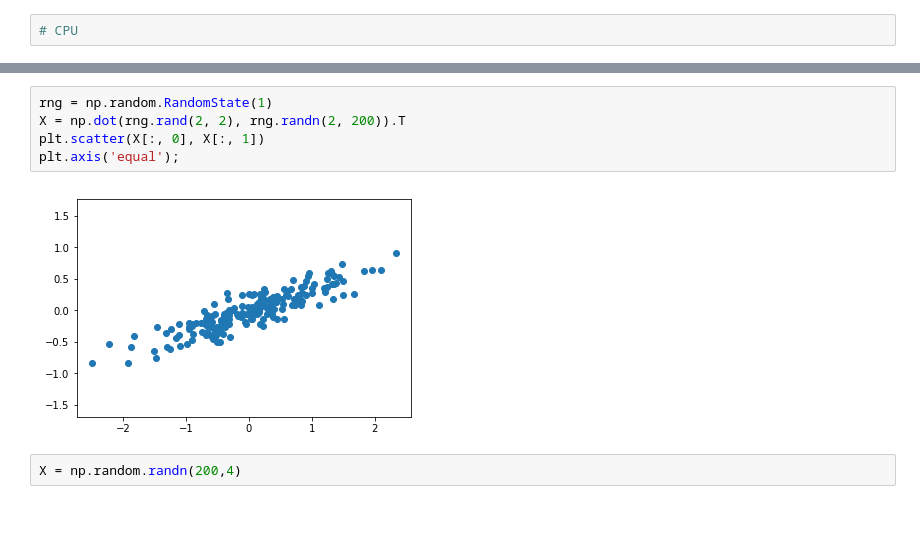
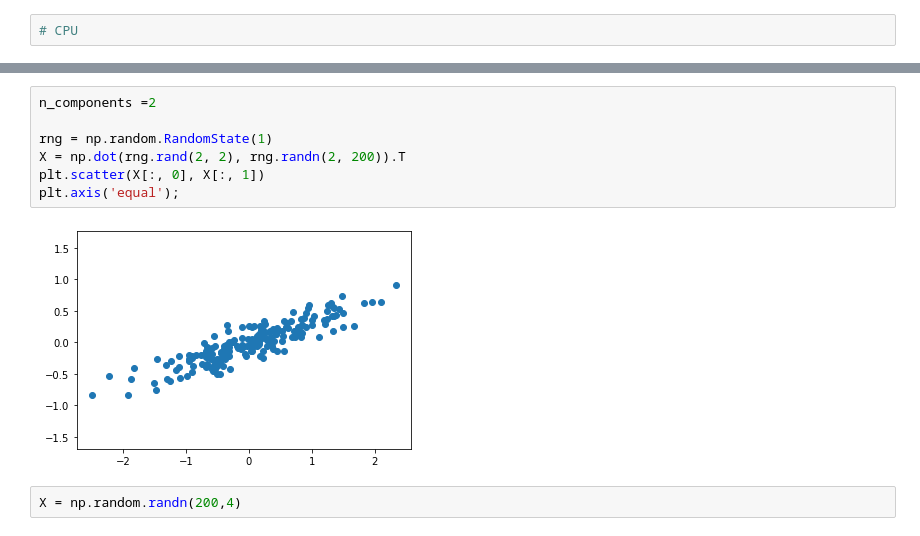
Before and after one commit to AmineDiro/GPU_NIPALS_GS_PCA, a Jupyter notebook: Amine_notebook.ipynb, the cells around one changed output, grey strips where cells are left out. Cells and saved outputs as stored; diff of their text form.

```diff
--- a/Amine_notebook.ipynb
+++ b/Amine_notebook.ipynb
@@ -17,10 +14,12 @@ The autoreload extension is already loaded. To reload it, use:
 # %%
+n_components =2
+
 rng = np.random.RandomState(1)
 X = np.dot(rng.rand(2, 2), rng.randn(2, 200)).T
 plt.scatter(X[:, 0], X[:, 1])
 plt.axis('equal');
 # %% [output]
-[figure, old version]
+[figure, new version]
 # %%
 X = np.random.randn(200,4)
 # %%
```
Also changed, not shown: parts of 19 cells of this notebook.
